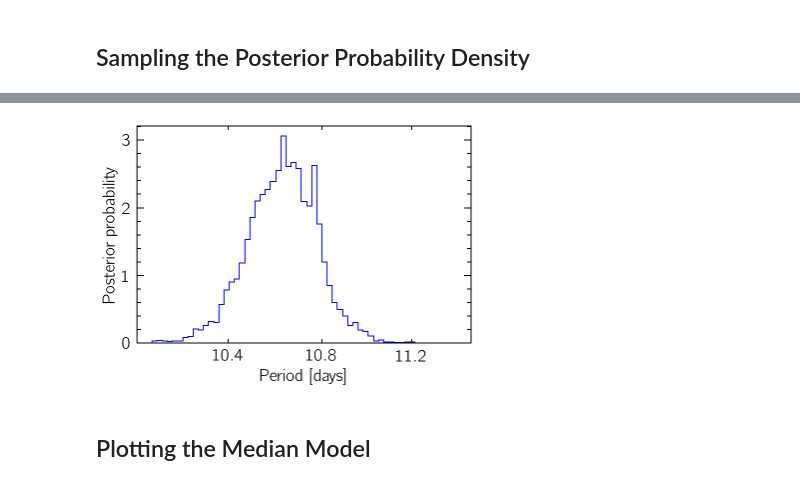
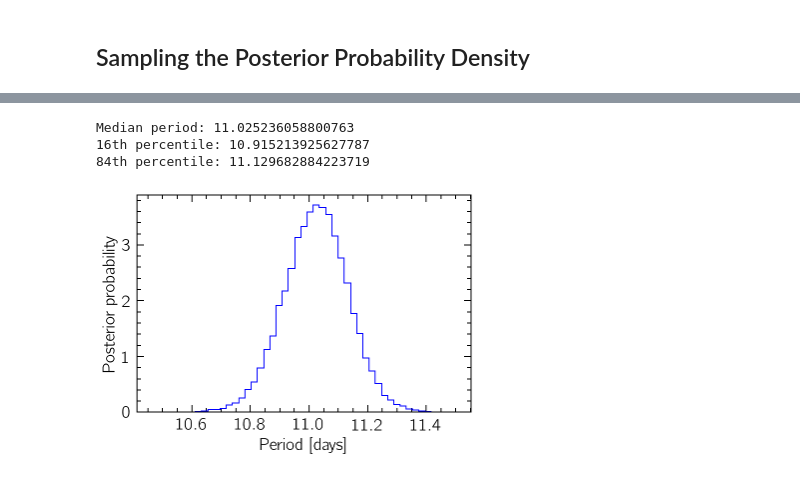
Before and after one commit to dioph/periodicity, a Jupyter notebook: docs/tutorials/fastgp.ipynb, the cells around one changed output, grey strips where cells are left out. Saved outputs shown, nothing was run; the diff lists cells and outputs as text; code cells hidden in the pictures.

```diff
--- a/docs/tutorials/fastgp.ipynb
+++ b/docs/tutorials/fastgp.ipynb
@@ -29,8 +80,2 @@ np.random.seed(42)
 # %% [markdown]
 ## Gaussian Mixture as a Prior Probability Distribution
-# %%
-time, flux, flux_err = SpottedStar()
-flux -= flux.mean()
-
-model = FastGPModeler(time, flux)
-model.prior = make_gaussian_prior(time, flux)
@@ -37,9 +86,11 @@ model.prior = make_gaussian_prior(time, flux)
 # %%
-log_periods = np.linspace(-3, 5, 1000)
-prior_probs = model.prior(log_periods)
-plt.plot(np.exp(log_periods), prior_probs, 'b')
+prior = make_gaussian_prior(signal)
+
+periods = np.logspace(-1, 2, 1000)
+prior_probs = prior(np.log(periods))
+plt.plot(periods, prior_probs, "b")
 plt.xlabel("Period [days]")
 plt.ylabel("Prior probability")
 plt.ylim(0)
-plt.xscale('log')
+plt.xscale("log");
 # %% [output]
@@ -46,0 +100,10 @@ plt.xscale('log')
+# %%
+prior_ppf = make_ppf(periods, prior_probs)
+model.period_prior = prior_ppf
+
+quantiles = np.linspace(0, 1, 1000)
+plt.plot(quantiles, prior_ppf(quantiles), "b")
+plt.xlim(0, 1)
+plt.ylim(0.1, 100)
+plt.xlabel("Quantile of prior")
+plt.ylabel("Period [days]");
@@ -55,0 +116,2 @@ Median period: 10.637345325908553
+# %%
+samples, tau = model.mcmc(n_walkers=32, n_steps=5000, burn=500, random_seed=42)
@@ -56,13 +129,15 @@ Median period: 10.637345325908553
+# %%
+print("Median period:", np.median(samples["period"]))
+print("16th percentile:", np.percentile(samples["period"], 16))
+print("84th percentile:", np.percentile(samples["period"], 84))
+# %% [output]
+Median period: 11.025236058800763
+16th percentile: 10.915213925627787
+84th percentile: 11.129682884223719
 # %%
-bins = np.logspace(np.min(samples[:, 4]), np.max(samples[:, 4]), 60, base=np.e)
-plt.hist(np.exp(samples[:, 4]), bins=bins, histtype='step', color='b', density=True)
+bins = np.linspace(np.min(samples["period"]), np.max(samples["period"]), 50)
+plt.hist(samples["period"], bins=bins, histtype="step", color="b", density=True)
 plt.xlabel("Period [days]")
-plt.ylabel("Posterior probability")
-plt.xscale('log')
-plt.gca().get_xaxis().set_major_formatter(mpl.ticker.NullFormatter())
-plt.gca().get_xaxis().set_minor_formatter(mpl.ticker.ScalarFormatter())
-plt.gca().xaxis.set_minor_locator(plt.MaxNLocator(4))
+plt.ylabel("Posterior probability");
 # %% [output]
-[figure, old version]
+[figure, new version]
-# %% [markdown]
-## Plotting the Median Model
```
Also changed, not shown: parts of 27 cells of this notebook, 2 other files.
